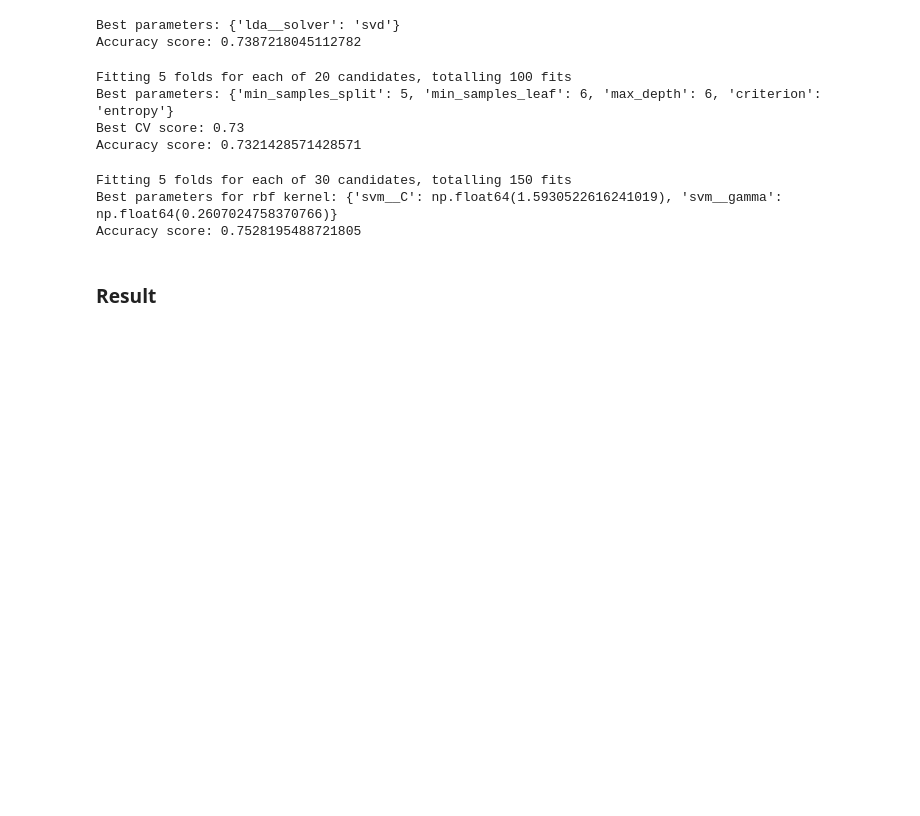
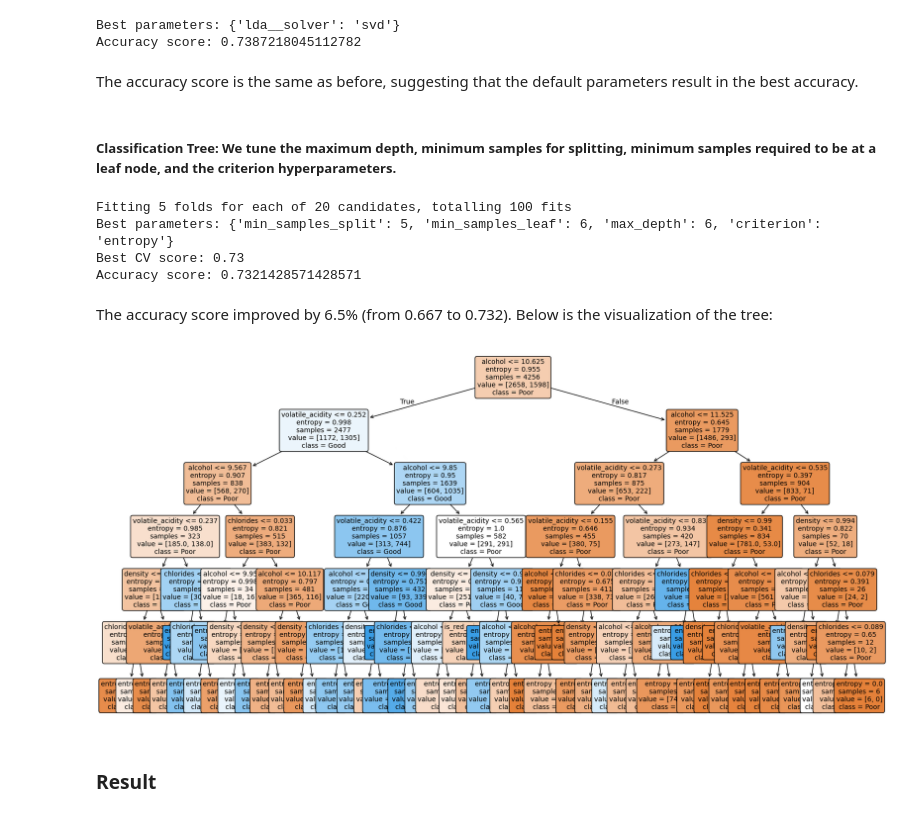
Before and after one commit to heibylau/wine-quality-classification, a Jupyter notebook: src/wine-quality-classification.ipynb, the cells around one changed output. Drawn from its saved outputs; the diff is of its cells as text; code cells hidden in the pictures; blank space fills up the shorter version.

Commit message:
added visuals

```diff
--- a/src/wine-quality-classification.ipynb
+++ b/src/wine-quality-classification.ipynb
@@ -94,0 +100,2 @@ Accuracy score: 0.74
+# %%
+model.run_classification_tree(X_train, X_test, y_train, y_test)
@@ -135,26 +218,25 @@ print("Accuracy score:", accuracy_score)
 # %% [output]
 Best parameters: {'lda__solver': 'svd'}
 Accuracy score: 0.7387218045112782
+# %% [markdown]
+The accuracy score is the same as before, suggesting that the default parameters result in the best accuracy.
+# %% [markdown]
+##### Classification Tree: We tune the maximum depth, minimum samples for splitting, minimum samples required to be at a leaf node, and the criterion hyperparameters.
 # %%
-tree = model.build_classification_tree(X_train, y_train)
+tuned_tree = model.tune_classification_tree(X_train, y_train)
 
-accuracy_score = tree.score(X_test, y_test)
+accuracy_score = tuned_tree.score(X_test, y_test)
 print("Accuracy score:", accuracy_score)
 # %% [output]
 Fitting 5 folds for each of 20 candidates, totalling 100 fits
 Best parameters: {'min_samples_split': 5, 'min_samples_leaf': 6, 'max_depth': 6, 'criterion': 'entropy'}
 Best CV score: 0.73
 Accuracy score: 0.7321428571428571
-# %%
-from scipy.stats import loguniform
-
-search_rbf_2 = model.tune_svm(X_train, y_train, kernel='rbf', c=loguniform(0.1, 10), gamma=loguniform(0.01, 1))
-
-accuracy_score = search_rbf_2.score(X_test, y_test)
-print("Accuracy score:", accuracy_score)
-# %% [output]
-Fitting 5 folds for each of 30 candidates, totalling 150 fits
-Best parameters for rbf kernel: {'svm__C': np.float64(1.5930522616241019), 'svm__gamma': np.float64(0.2607024758370766)}
-Accuracy score: 0.7528195488721805
+# %% [markdown]
+The accuracy score improved by 6.5% (from 0.667 to 0.732). Below is the visualization of the tree:
+# %%
+model.show_tree(tuned_tree)
+# %% [output]
+[figure, added]
 # %% [markdown]
 ### Result
```
Also changed, not shown: parts of 48 cells of this notebook, 2 other files.
